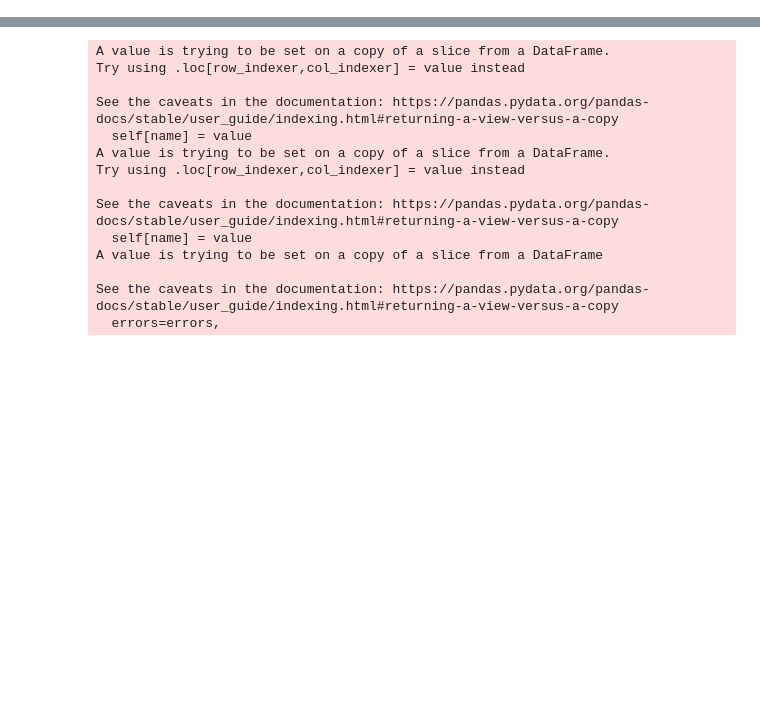
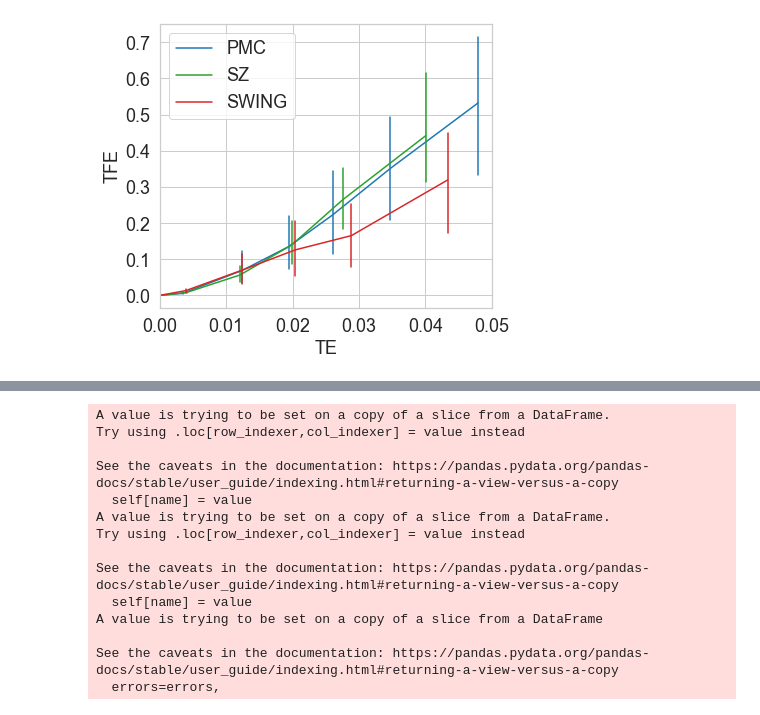
Before and after one commit to cmcuza/EvalImpLSTS, a Jupyter notebook: notebooks/plot_figures.ipynb, the cells around one changed output, grey strips where cells are left out. Drawn from its saved outputs; the diff is of its cells as text; code cells hidden in the pictures; blank space fills up the shorter version.

```diff
--- a/notebooks/plot_figures.ipynb
+++ b/notebooks/plot_figures.ipynb
@@ -283,0 +308,4 @@ plot_te_tfe_pweather()
+# %%
+plot_te_tfe_from_precomp('AUS', 0.05)
+# %% [output]
+[figure, added]
```
Also changed, not shown: parts of 17 cells of this notebook, 12 other files.
